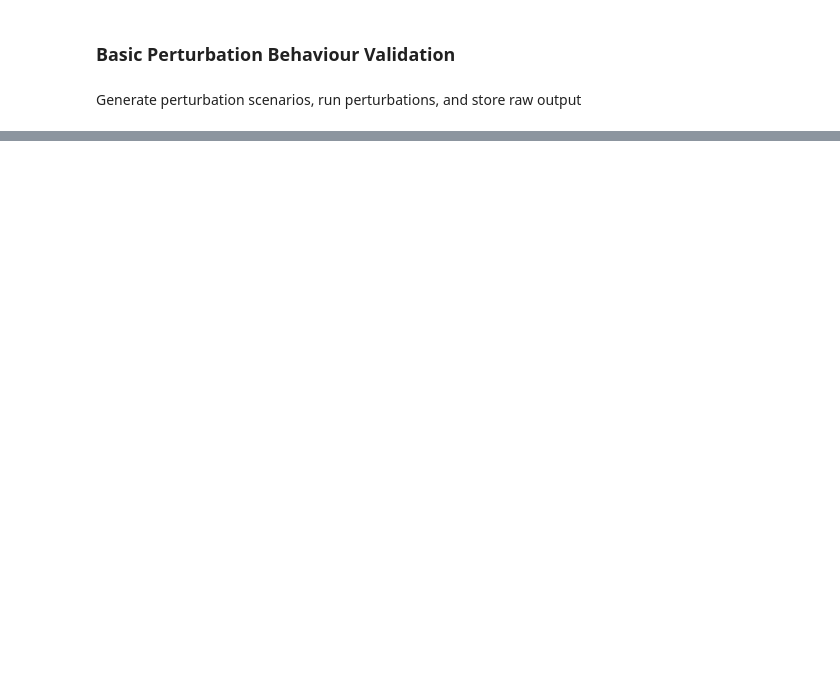
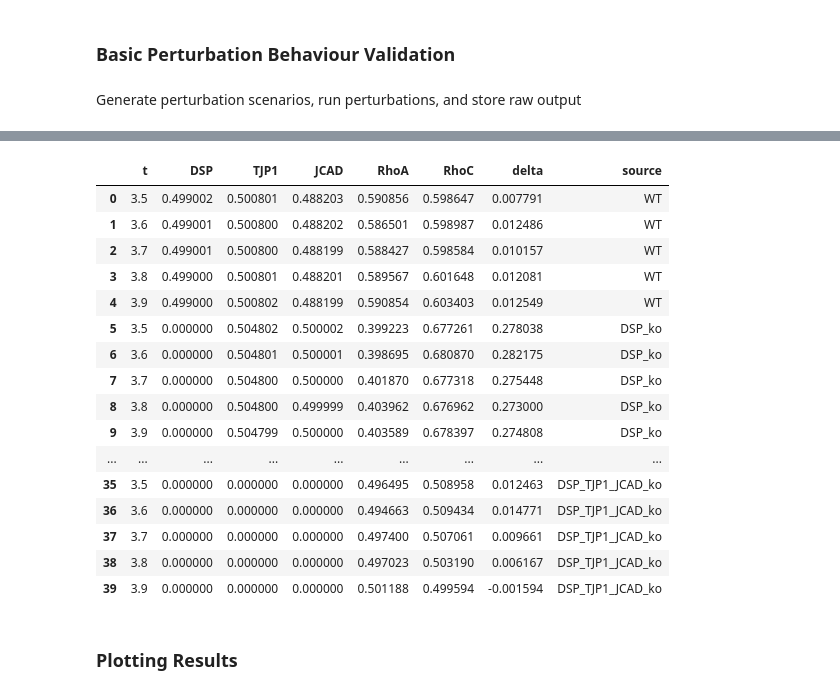
Before and after one commit to emilieyuu/endotehelial-masboss, a Jupyter notebook: notebooks/03_phase2_baseline_validation.ipynb, the cells around one changed output, grey strips where cells are left out. Saved outputs shown, nothing was run; the diff lists cells and outputs as text; code cells hidden in the pictures; blank space fills up the shorter version.

Commit message:
Add function for saving combined steady state results for future processing

```diff
--- a/notebooks/03_phase2_baseline_validation.ipynb
+++ b/notebooks/03_phase2_baseline_validation.ipynb
@@ -100,0 +125,25 @@ perb_dfs['TJP1_ko']
+# %%
+pd.concat(
+    [df.tail(5).assign(source=name) for name, df in perb_dict.items()],
+    ignore_index=True
+)
+# %% [output]
+|  | t | DSP | TJP1 | JCAD | RhoA | RhoC | delta | source |
+| 0 | 3.5 | 0.499002 | 0.500801 | 0.488203 | 0.590856 | 0.598647 | 0.007791 | WT |
+| 1 | 3.6 | 0.499001 | 0.500800 | 0.488202 | 0.586501 | 0.598987 | 0.012486 | WT |
+| 2 | 3.7 | 0.499001 | 0.500800 | 0.488199 | 0.588427 | 0.598584 | 0.010157 | WT |
+| 3 | 3.8 | 0.499000 | 0.500801 | 0.488201 | 0.589567 | 0.601648 | 0.012081 | WT |
+| 4 | 3.9 | 0.499000 | 0.500802 | 0.488199 | 0.590854 | 0.603403 | 0.012549 | WT |
+| 5 | 3.5 | 0.000000 | 0.504802 | 0.500002 | 0.399223 | 0.677261 | 0.278038 | DSP_ko |
+| 6 | 3.6 | 0.000000 | 0.504801 | 0.500001 | 0.398695 | 0.680870 | 0.282175 | DSP_ko |
+| 7 | 3.7 | 0.000000 | 0.504800 | 0.500000 | 0.401870 | 0.677318 | 0.275448 | DSP_ko |
+| 8 | 3.8 | 0.000000 | 0.504800 | 0.499999 | 0.403962 | 0.676962 | 0.273000 | DSP_ko |
+| 9 | 3.9 | 0.000000 | 0.504799 | 0.500000 | 0.403589 | 0.678397 | 0.274808 | DSP_ko |
+| ... | ... | ... | ... | ... | ... | ... | ... | ... |
+| 35 | 3.5 | 0.000000 | 0.000000 | 0.000000 | 0.496495 | 0.508958 | 0.012463 | DSP_TJP1_JCAD_ko |
+| 36 | 3.6 | 0.000000 | 0.000000 | 0.000000 | 0.494663 | 0.509434 | 0.014771 | DSP_TJP1_JCAD_ko |
+| 37 | 3.7 | 0.000000 | 0.000000 | 0.000000 | 0.497400 | 0.507061 | 0.009661 | DSP_TJP1_JCAD_ko |
+| 38 | 3.8 | 0.000000 | 0.000000 | 0.000000 | 0.497023 | 0.503190 | 0.006167 | DSP_TJP1_JCAD_ko |
+| 39 | 3.9 | 0.000000 | 0.000000 | 0.000000 | 0.501188 | 0.499594 | -0.001594 | DSP_TJP1_JCAD_ko |
+# %% [markdown]
+### Plotting Results
```
Also changed, not shown: parts of 4 cells of this notebook, 49 other files.
